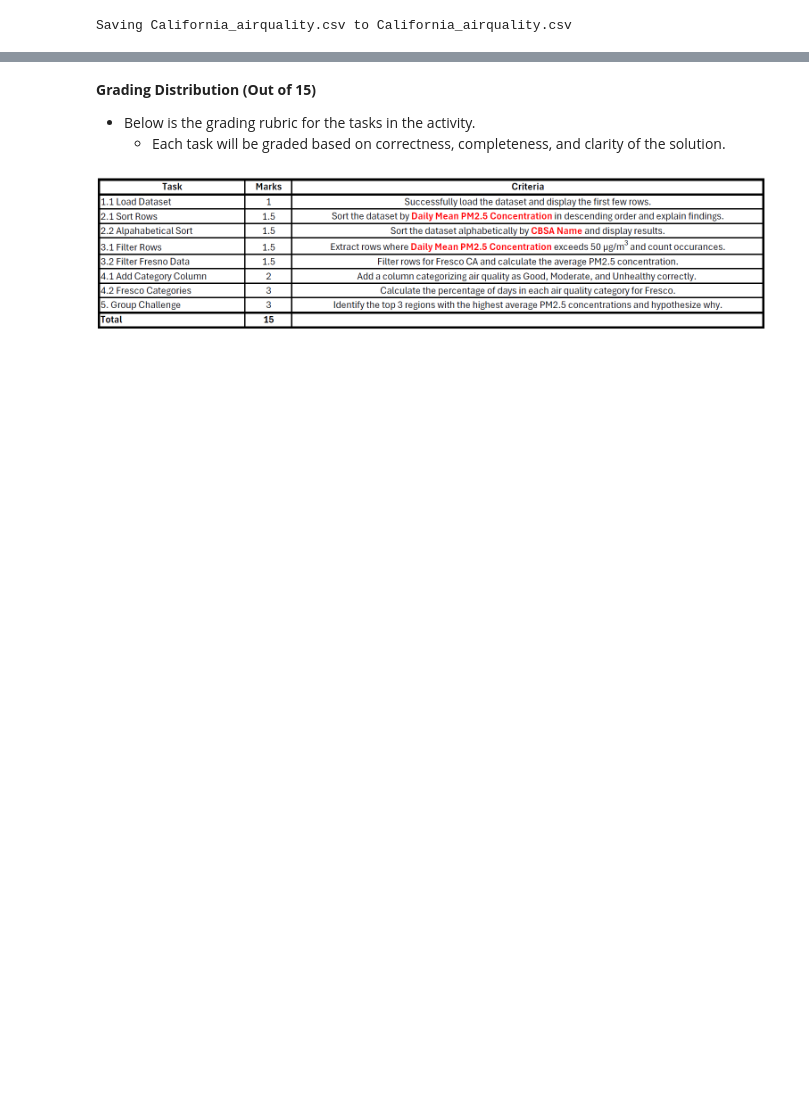
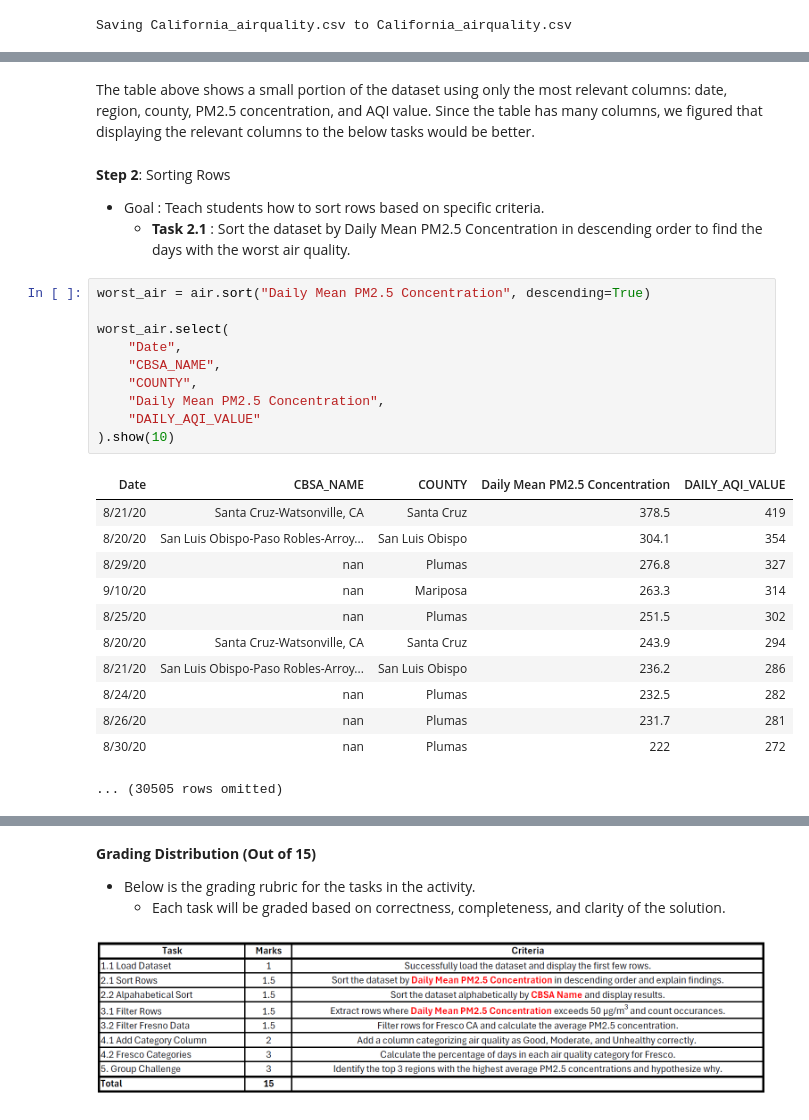
Before and after one commit to HamadAlobeidliMAI/FDS, a Jupyter notebook: Notebooks/ITBL1/Group_2_AirQuality_Analysis.ipynb, the cells around one changed output, grey strips where cells are left out. Drawn from its saved outputs; the diff is of its cells as text; blank space fills up the shorter version.

```diff
--- a/Notebooks/ITBL1/Group_2_AirQuality_Analysis.ipynb
+++ b/Notebooks/ITBL1/Group_2_AirQuality_Analysis.ipynb
@@ -270,0 +86,29 @@ This is consistent with the well-documented air quality challenges of the Centra
+# %% [markdown]
+The table above shows a small portion of the dataset using only the most relevant columns: date, region, county, PM2.5 concentration, and AQI value. Since the table has many columns, we figured that displaying the relevant columns to the below tasks would be better.
+# %% [markdown]
+**Step 2**: Sorting Rows
+  - Goal : Teach students how to sort rows based on specific criteria.
+    - **Task 2.1** : Sort the dataset by Daily Mean PM2.5 Concentration in descending order to find the days with the worst air quality.
+# %%
+worst_air = air.sort("Daily Mean PM2.5 Concentration", descending=True)
+
+worst_air.select(
+    "Date",
+    "CBSA_NAME",
+    "COUNTY",
+    "Daily Mean PM2.5 Concentration",
+    "DAILY_AQI_VALUE"
+).show(10)
+# %% [output]
+| Date | CBSA_NAME | COUNTY | Daily Mean PM2.5 Concentration | DAILY_AQI_VALUE |
+| 8/21/20 | Santa Cruz-Watsonville, CA | Santa Cruz | 378.5 | 419 |
+| 8/20/20 | San Luis Obispo-Paso Robles-Arroy... | San Luis Obispo | 304.1 | 354 |
+| 8/29/20 | nan | Plumas | 276.8 | 327 |
+| 9/10/20 | nan | Mariposa | 263.3 | 314 |
+| 8/25/20 | nan | Plumas | 251.5 | 302 |
+| 8/20/20 | Santa Cruz-Watsonville, CA | Santa Cruz | 243.9 | 294 |
+| 8/21/20 | San Luis Obispo-Paso Robles-Arroy... | San Luis Obispo | 236.2 | 286 |
+| 8/24/20 | nan | Plumas | 232.5 | 282 |
+| 8/26/20 | nan | Plumas | 231.7 | 281 |
+| 8/30/20 | nan | Plumas | 222 | 272 |
+... (30505 rows omitted)
```
Also changed, not shown: parts of 48 cells of this notebook.
